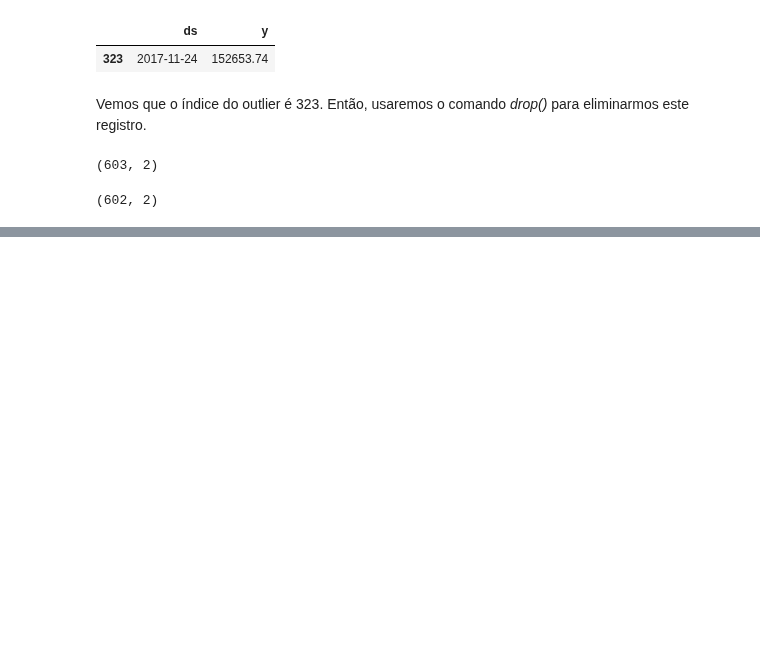
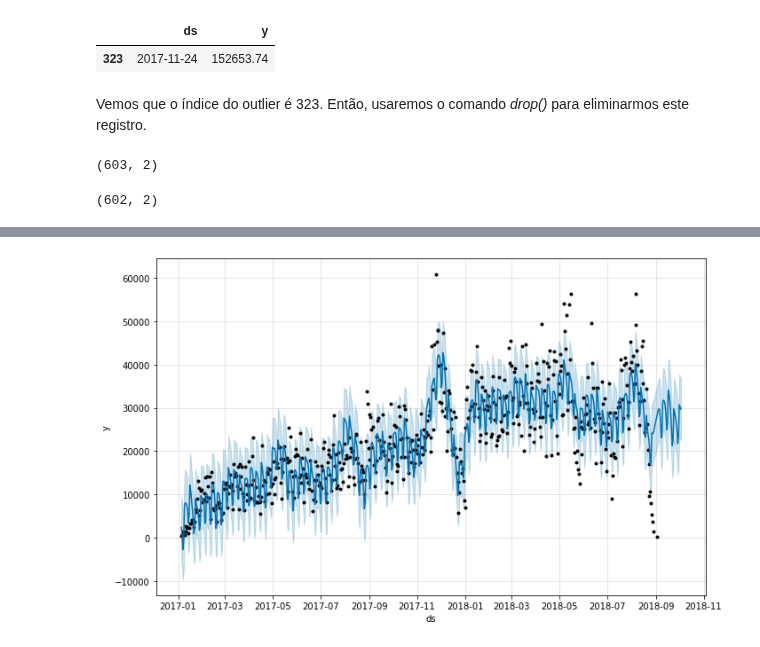
Before and after one commit to smalvar/olist-e-commerce, a Jupyter notebook: time_series_analysis_testes.ipynb, the cells around one changed output, grey strips where cells are left out. Drawn from its saved outputs; the diff is of its cells as text; code cells hidden in the pictures; blank space fills up the shorter version.

```diff
--- a/time_series_analysis_testes.ipynb
+++ b/time_series_analysis_testes.ipynb
@@ -427,0 +470,5 @@ Conferimos então que temos um registro a menos em relação ao dataframe ***ts_
+# %%
+# Plotando o gráfico das previsões
+model_preco_sem_outlier.plot(forecast_preco_sem_outlier);
+# %% [output]
+[figure, added]
```
Also changed, not shown: parts of 5 cells of this notebook.
